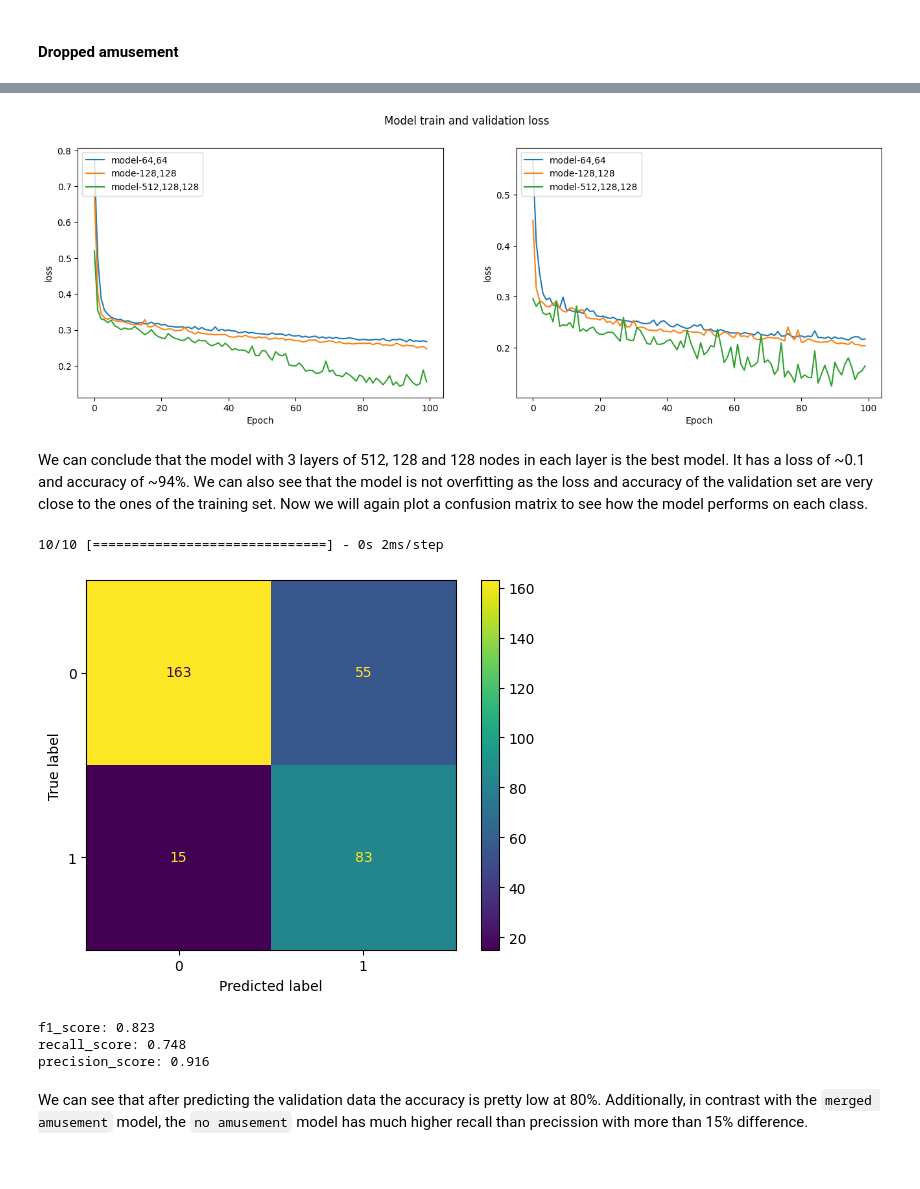
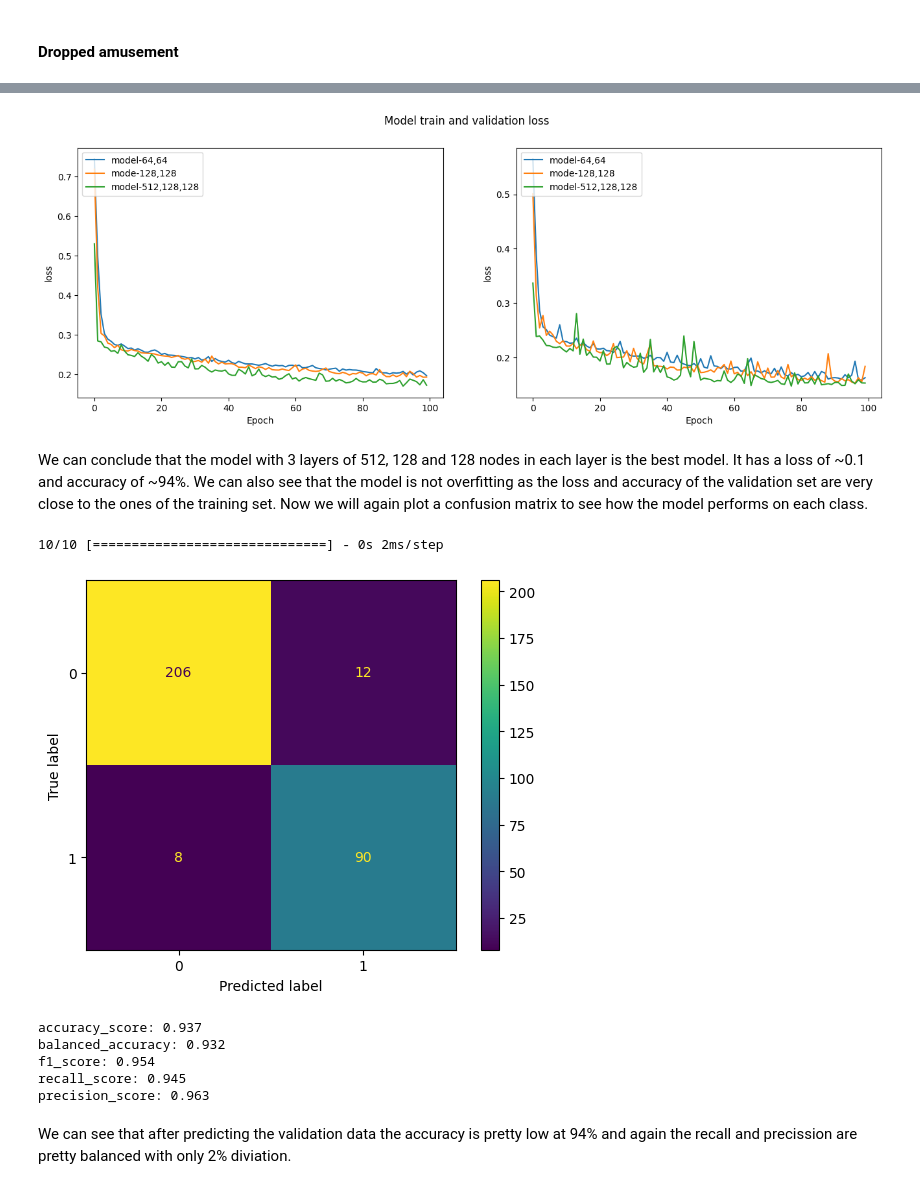
Before and after one commit to deepmAInd/swsp, a Jupyter notebook: notebooks/modelling/ann/ANN_stress_prediction_EDA.ipynb, the cells around one changed output, grey strips where cells are left out. Saved outputs shown, nothing was run; the diff lists cells and outputs as text; code cells hidden in the pictures.

```diff
--- a/notebooks/modelling/ann/ANN_stress_prediction_EDA.ipynb
+++ b/notebooks/modelling/ann/ANN_stress_prediction_EDA.ipynb
@@ -41,7 +41,8 @@ array([1, 2], dtype=int64)
 # %% [markdown]
 Now we will split the data into train, validation and test sets.
 # %%
-X = data_merged_am[["EDA_smna_mean", "EDA_phasic_min", "EDA_tonic_mean", "EDA_tonic_min", "EDA_tonic_max"]]
+features = ["EDA_smna_mean", "EDA_phasic_min", "EDA_tonic_mean", "EDA_tonic_min", "EDA_tonic_max"]
+X = data_merged_am[features]
 y = data_merged_am["label"]
 
 X_train, X_test, y_train_merged_am, y_test = train_test_split(X, y, test_size=0.2, random_state=42) # 80% training (1337 samples) and 20% test (334 samples)
@@ -65,7 +66,7 @@ array([1, 2], dtype=int64)
 # %% [markdown]
 Now we will again split the data into train, validation and test sets and scale it.
 # %%
-X = data_no_am[['net_acc_std', 'net_acc_max', 'EDA_tonic_mean', 'EDA_tonic_min', 'EDA_tonic_max']]
+X = data_no_am[features]
 y = data_no_am["label"]
 
 X_train, X_test, y_train_no_am, y_test = train_test_split(X, y, test_size=0.2, random_state=42) # 80% training and 20% test
@@ -297,26 +302,30 @@ plot_evaluation('accuracy', results_, labels_)
 # %%
 plot_evaluation('loss', results_, labels_)
 # %% [output]
-[figure, old version]
+[figure, new version]
 # %% [markdown]
 We can conclude that the model with 3 layers of 512, 128 and 128 nodes in each layer is the best model. It has a loss of ~0.1 and accuracy of ~94%. We can also see that the model is not overfitting as the loss and accuracy of the validation set are very close to the ones of the training set. Now we will again plot a confusion matrix to see how the model performs on each class.
 # %%
-y_pred_no_am = model3.predict(X_val_no_am)
+y_pred_no_am = model3_no_am.predict(X_val_no_am)
 cm = confusion_matrix(y_val_no_am, y_pred_no_am.argmax(axis=1))
 disp = ConfusionMatrixDisplay(confusion_matrix=cm)
 disp.plot()
 plt.show()
 # %% [output]
 10/10 [==============================] - 0s 2ms/step
-[figure, old version]
+[figure, new version]
 # %%
 predictions = y_pred_no_am.argmax(axis=1)
+print(f"accuracy_score: {round(accuracy_score(y_val_no_am, y_pred_no_am.argmax(axis=1)), 3)}")
+print(f"balanced_accuracy: {round(balanced_accuracy_score(y_val_no_am, y_pred_no_am.argmax(axis=1)), 3)}")
 print(f"f1_score: {round(f1_score(y_val_no_am, predictions), 3)}")
 print(f"recall_score: {round(recall_score(y_val_no_am, predictions), 3)}")
 print(f"precision_score: {round(precision_score(y_val_no_am, predictions), 3)}")
 # %% [output]
-f1_score: 0.823
-recall_score: 0.748
-precision_score: 0.916
+accuracy_score: 0.937
+balanced_accuracy: 0.932
+f1_score: 0.954
+recall_score: 0.945
+precision_score: 0.963
 # %% [markdown]
-We can see that after predicting the validation data the accuracy is pretty low at 80%. Additionally, in contrast with the `merged amusement` model, the `no amusement` model has much higher recall than precission with more than 15% difference.
+We can see that after predicting the validation data the accuracy is pretty low at 94% and again the recall and precission are pretty balanced with only 2% diviation.
```
Also changed, not shown: parts of 39 cells of this notebook, 3 other files.
